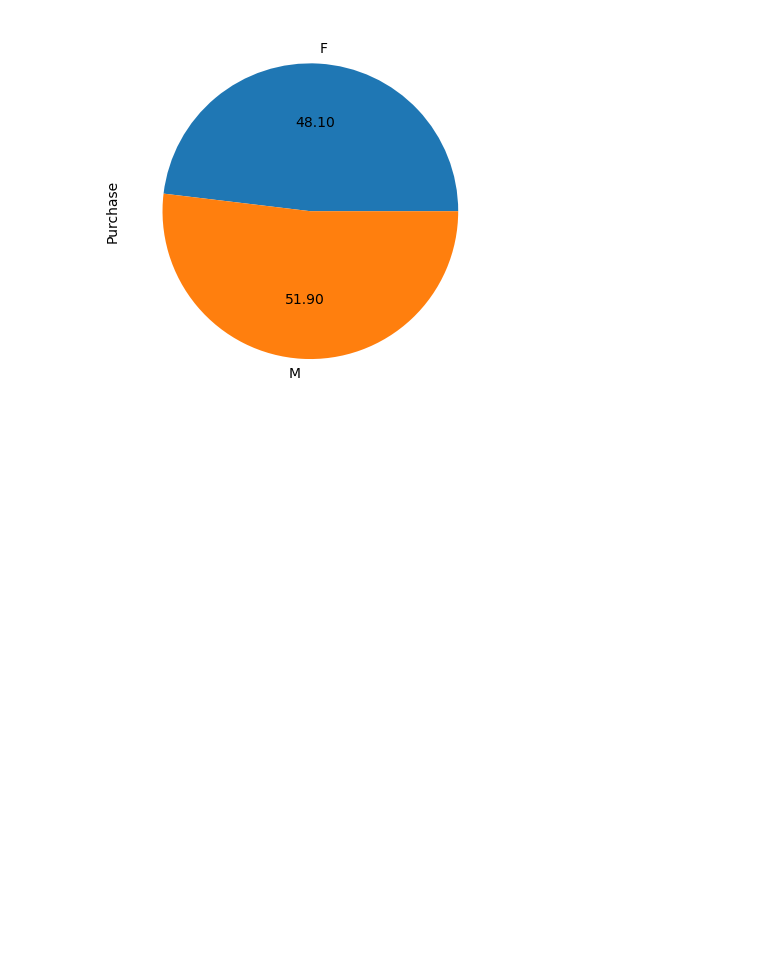
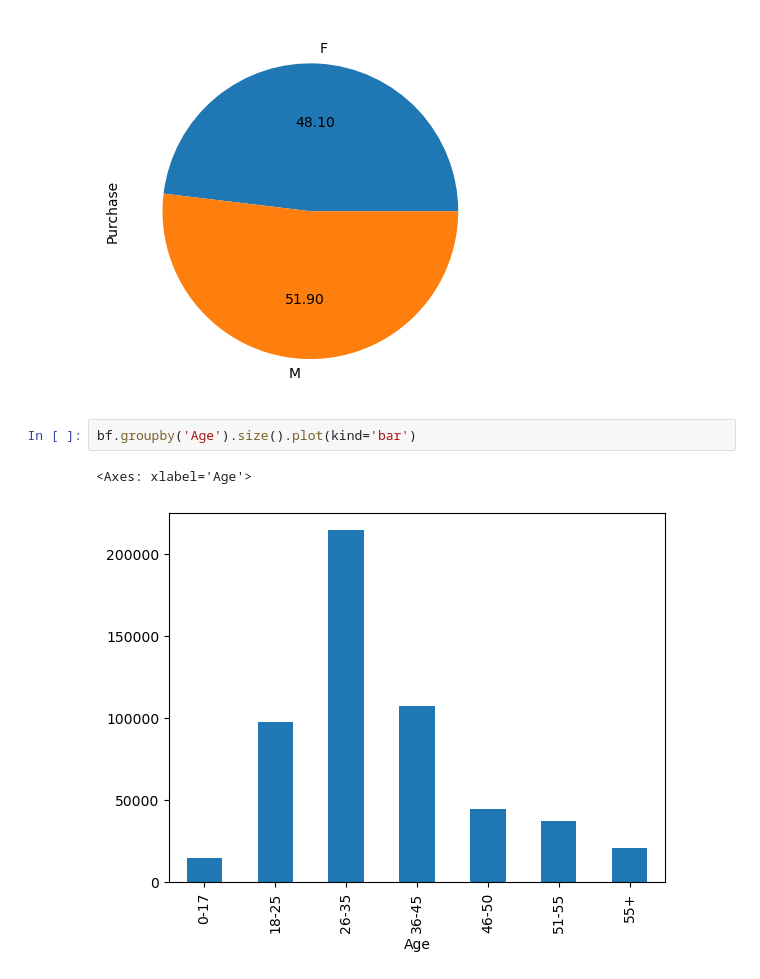
Before and after one commit to harika16-mangu/Black_Friday_Sales_DataAnalysis, a Jupyter notebook: Untitled.ipynb, the cells around one changed output. Drawn from its saved outputs; the diff is of its cells as text; blank space fills up the shorter version.

```diff
--- a/Untitled.ipynb
+++ b/Untitled.ipynb
@@ -196,3 +196,8 @@ bf.groupby('Gender')['Purchase'].mean().plot(kind='pie',autopct="%.2f")
 # %% [output]
 <Axes: ylabel='Purchase'>
 [figure]
+# %%
+bf.groupby('Age').size().plot(kind='bar')
+# %% [output]
+<Axes: xlabel='Age'>
+[figure, added]
```
Also changed, not shown: parts of 27 cells of this notebook.
